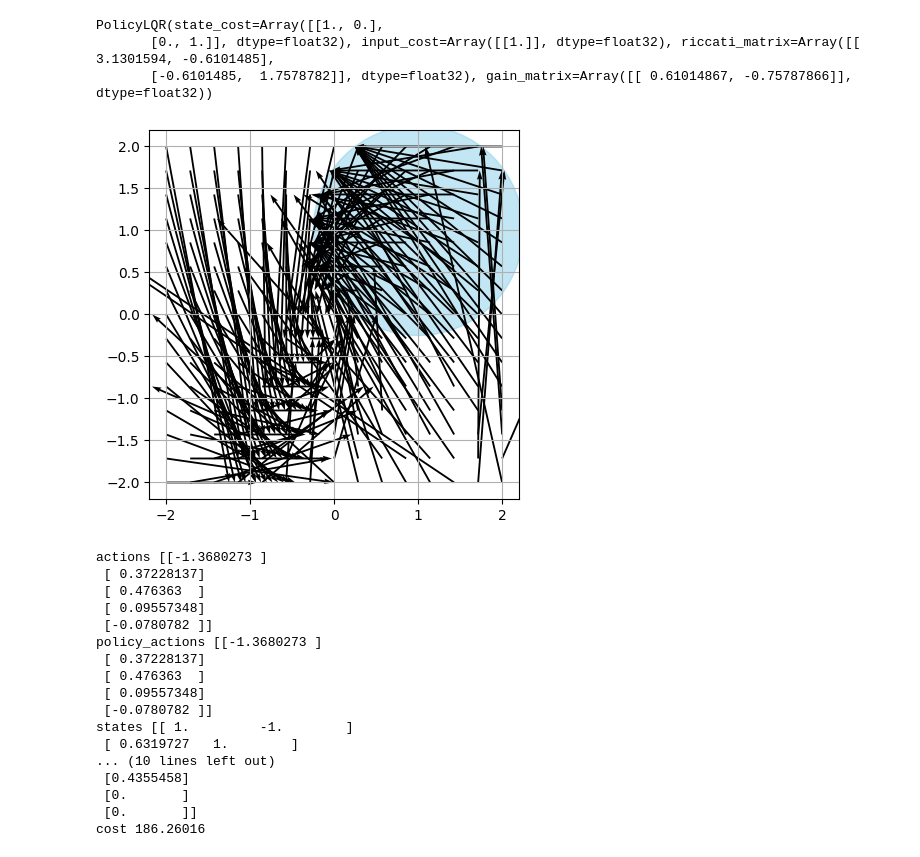
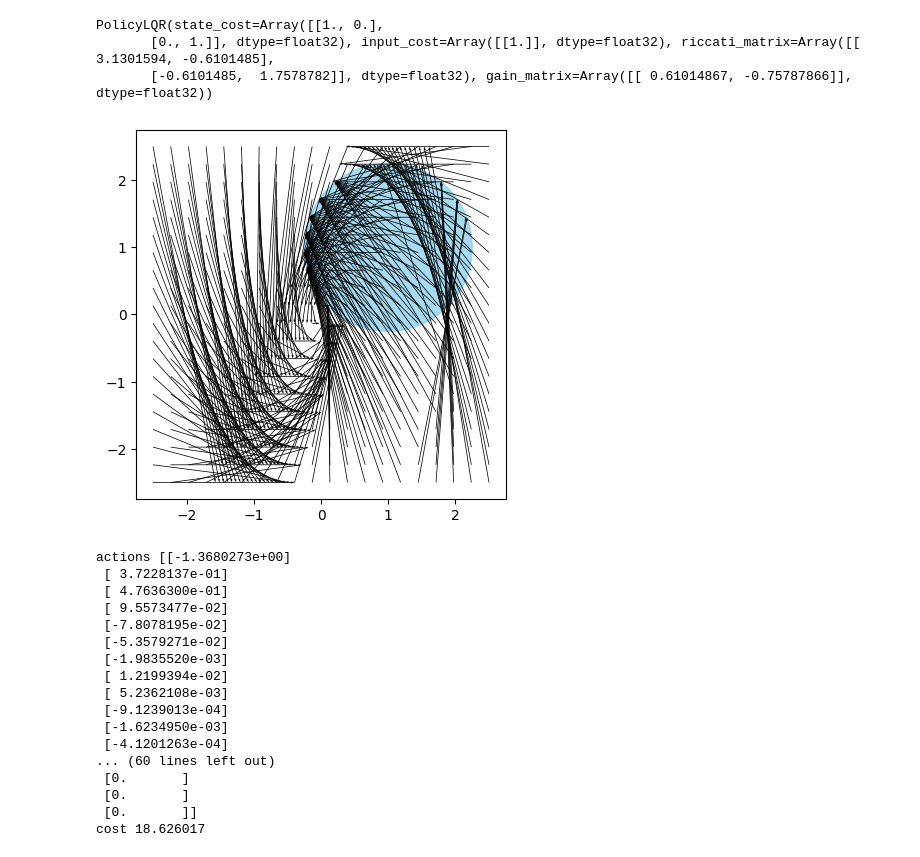
Before and after one commit to NicholasBehr/hcnn, a Jupyter notebook: notebooks/evolution-vectorfield.ipynb, the cells around one changed output. Cells and saved outputs as stored; diff of their text form; code cells hidden in the pictures.

```diff
--- a/notebooks/evolution-vectorfield.ipynb
+++ b/notebooks/evolution-vectorfield.ipynb
@@ -25,8 +25,8 @@ PolicyLQR(state_cost=Array([[1., 0.],
        [0., 1.]], dtype=float32), input_cost=Array([[1.]], dtype=float32), riccati_matrix=Array([[ 3.1301594, -0.6101485],
        [-0.6101485,  1.7578782]], dtype=float32), gain_matrix=Array([[ 0.61014867, -0.75787866]], dtype=float32))
 # %%
-view_range = 2.0
-samples_per_axis = 15
+view_range = 2.5
+samples_per_axis = 20
 axis_samples = jnp.linspace(-view_range, view_range, samples_per_axis)
 X, Y = jnp.meshgrid(axis_samples, axis_samples, indexing="xy")
 states = jnp.stack((X.flatten(), Y.flatten()), axis=-1)
@@ -36,25 +36,24 @@ unit_difference = difference / jnp.linalg.norm(difference, axis=-1, keepdims=Tru
 # %%
 import matplotlib.pyplot as plt
 
 fig, ax = plt.subplots()
 ax.set_aspect("equal")
-circle = plt.Circle(center, radius, color="skyblue", alpha=0.5, label="constraint")
+circle = plt.Circle(center, radius, color="skyblue", alpha=0.75, label="constraint")
 ax.add_artist(circle)
 plt.quiver(
     states[:, 0],
     states[:, 1],
     difference[:, 0],
     difference[:, 1],
     angles="xy",
     scale_units="xy",
     scale=1,
     color="black",
-    width=0.005,
+    width=0.002,
 )
-plt.grid(True)
 plt.show()
 # %% [output]
-[figure, old version]
+[figure, new version]
 # %%
 from hcnn.optimization.problem_policy_deviation import ProblemPolicyDeviation
 from hcnn.optimization.solver_linearize import SolverLinearize
@@ -63,8 +62,8 @@ problem = ProblemPolicyDeviation.factory(
     system=system,
     policy=policy,
     constraint=constraint,
-    horizon=5,
-    rho=200,
+    horizon=15,
+    rho=20,
 ).copy_with(initial_state=jnp.array([1.0, -1.0]))
 
 problem.pretty_print(problem.x0)
@@ -72,23 +71,23 @@ print("cost", problem.cost_fun(problem.x0))
 # print("lb", jnp.all(problem.lower_bound - 1e-6 <= problem.constraints(problem.x0)))
 # print("ub", jnp.all(problem.constraints(problem.x0) <= problem.upper_bound + 1e-6))
 # %% [output]
-actions [[-1.3680273 ]
- [ 0.37228137]
- [ 0.476363  ]
- [ 0.09557348]
- [-0.0780782 ]]
-policy_actions [[-1.3680273 ]
- [ 0.37228137]
- [ 0.476363  ]
- [ 0.09557348]
- [-0.0780782 ]]
-states [[ 1.         -1.        ]
- [ 0.6319727   1.        ]
-... (10 lines left out)
- [0.4355458]
+actions [[-1.3680273e+00]
+ [ 3.7228137e-01]
+ [ 4.7636300e-01]
+ [ 9.5573477e-02]
+ [-7.8078195e-02]
+ [-5.3579271e-02]
+ [-1.9835520e-03]
+ [ 1.2199394e-02]
+ [ 5.2362108e-03]
+ [-9.1239013e-04]
+ [-1.6234950e-03]
+ [-4.1201263e-04]
+... (60 lines left out)
+ [0.       ]
  [0.       ]
  [0.       ]]
-cost 186.26016
+cost 18.626017
 # %%
 x_star = SolverLinearize.solve(problem)
 problem.pretty_print(x_star)
```
Also changed, not shown: parts of 2 cells of this notebook, 6 other files.
